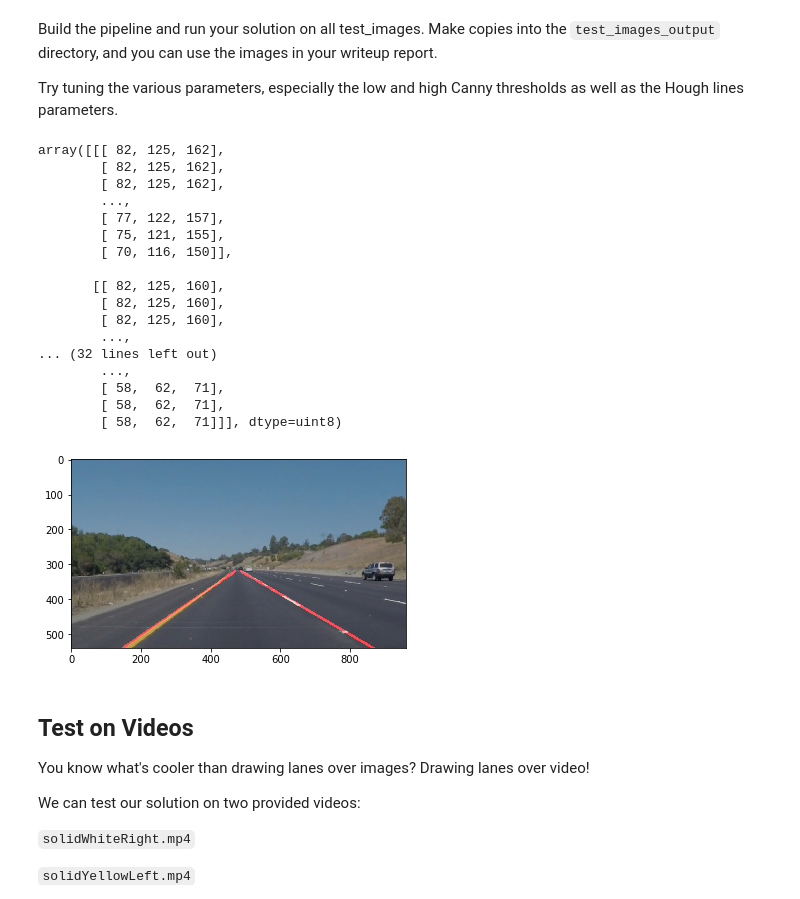
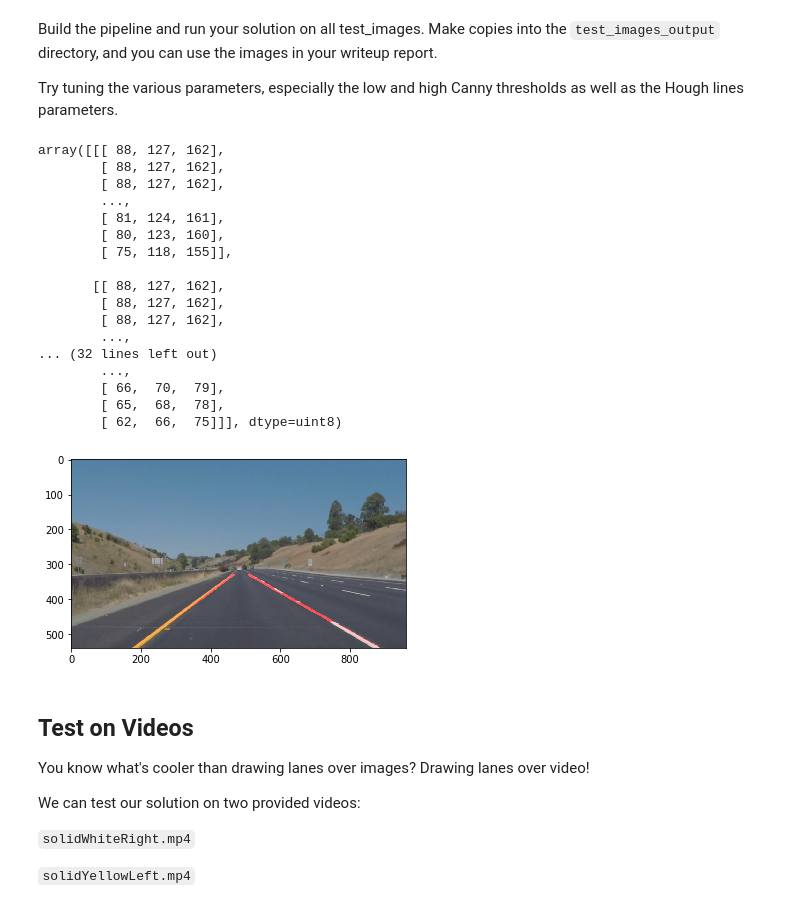
Before and after one commit to blanklist/CarND-LaneLines-P1, a Jupyter notebook: P1.ipynb, the cells around one changed output. Drawn from its saved outputs; the diff is of its cells as text; code cells hidden in the pictures.

```diff
--- a/P1.ipynb
+++ b/P1.ipynb
@@ -254,7 +245,7 @@ def lane_line_pipeline(image):
     # plt.imshow(cannied_img)
 
     # mask the region
-    vertices = np.array([[(100, 540), (400, 340), (560, 340), (900, 540)]], dtype=np.int32)
+    vertices = np.array([[(120, 540), (450, 320), (510, 320), (900, 540)]], dtype=np.int32)
     masked_img = region_of_interest(cannied_img, vertices)
 #     plt.imshow(masked_img)
 #     plt.show()
@@ -262,39 +253,40 @@ def lane_line_pipeline(image):
     # hough line transform
     rho = 5
     theta = 1
-    threshold = 35
-    min_line_len = 35
-    max_line_gap = 100
+    threshold = 40
+    min_line_len = 20
+    max_line_gap = 140
     img_hough_lines = hough_lines(masked_img, rho, theta, threshold, min_line_len, max_line_gap)
 
 
     # combined image
     layered_img = weighted_img(img_hough_lines, image)
+#     layered_img = weighted_img(img_hough_lines, img_hough_lines)
     plt.imshow(layered_img)
     return layered_img
 # %%
-image = mpimg.imread('test_images/solidYellowCurve.jpg')
+image = mpimg.imread('test_images/whiteCarLaneSwitch.jpg')
 
 lane_line_pipeline(image)
 # %% [output]
-array([[[ 82, 125, 162],
-        [ 82, 125, 162],
-        [ 82, 125, 162],
+array([[[ 88, 127, 162],
+        [ 88, 127, 162],
+        [ 88, 127, 162],
         ...,
-        [ 77, 122, 157],
-        [ 75, 121, 155],
-        [ 70, 116, 150]],
+        [ 81, 124, 161],
+        [ 80, 123, 160],
+        [ 75, 118, 155]],
 
-       [[ 82, 125, 160],
-        [ 82, 125, 160],
-        [ 82, 125, 160],
+       [[ 88, 127, 162],
+        [ 88, 127, 162],
+        [ 88, 127, 162],
         ...,
 ... (32 lines left out)
         ...,
-        [ 58,  62,  71],
-        [ 58,  62,  71],
-        [ 58,  62,  71]]], dtype=uint8)
+        [ 66,  70,  79],
+        [ 65,  68,  78],
+        [ 62,  66,  75]]], dtype=uint8)
-[figure, old version]
+[figure, new version]
 # %% [markdown]
 ## Test on Videos
 
```
Also changed, not shown: parts of 3 cells of this notebook, 3 other files.
